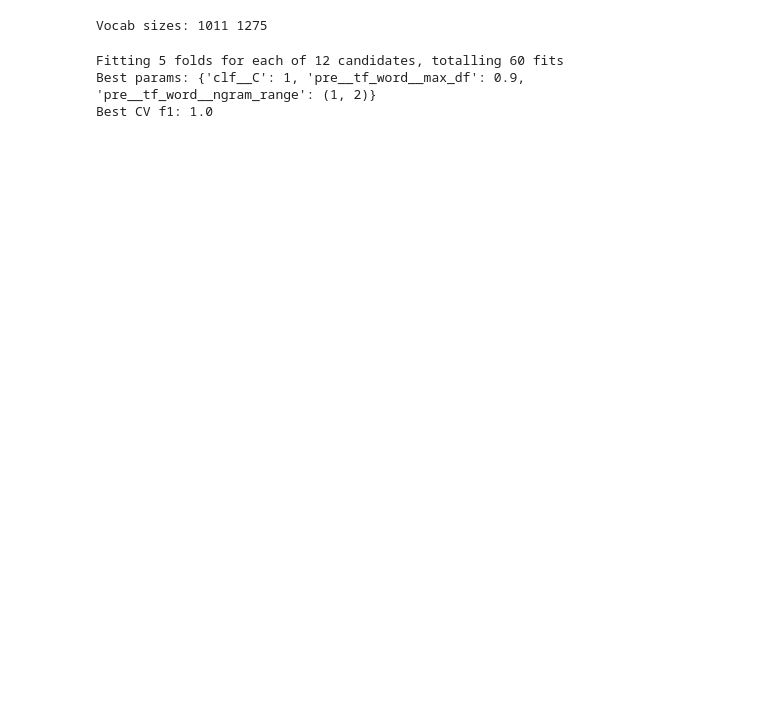
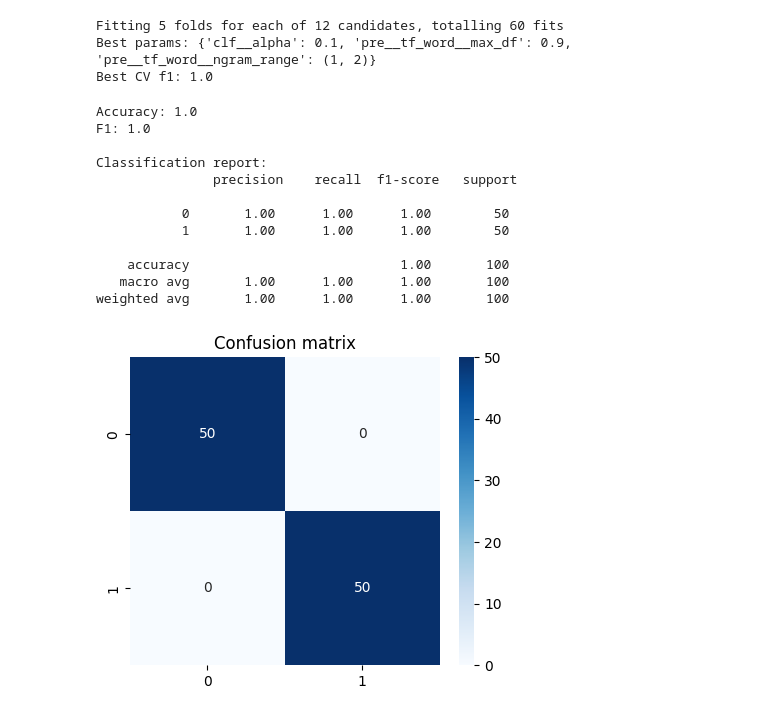
Before and after one commit to alycnttk21clc/NLP-SPAM-FACEBOOK, a Jupyter notebook: Untitled18.ipynb, the cells around one changed output. Cells and saved outputs as stored; diff of their text form; code cells hidden in the pictures; blank space fills up the shorter version.

```diff
--- a/Untitled18.ipynb
+++ b/Untitled18.ipynb
@@ -185,49 +159,36 @@ After oversample train dist: [200 200]
 # %%
-# tokenizer đơn giản phù hợp tiếng Việt
+# Tokenizer + TFIDF
 def vi_tokenizer(text):
     return re.findall(r"[\wÀ-ỹ]+", text)
 
 tf_word = TfidfVectorizer(tokenizer=vi_tokenizer, lowercase=False, max_df=0.95, min_df=2, ngram_range=(1,3), sublinear_tf=True, max_features=20000)
 tf_char = TfidfVectorizer(analyzer='char_wb', ngram_range=(3,5), min_df=3)
 
-from sklearn.compose import ColumnTransformer
-from sklearn.preprocessing import StandardScaler
-
 preprocessor = ColumnTransformer(
     transformers=[
         ("tf_word", tf_word, "text"),
         ("tf_char", tf_char, "text"),
-        ("num", StandardScaler(), numeric_cols)
+        ("num", MaxAbsScaler(), numeric_cols)
     ],
     remainder='drop'
 )
-
-# fit preprocessor on X_train_res so vocabs include oversampled examples
-preprocessor.fit(X_train_res)
-print("Vocab sizes:", len(preprocessor.named_transformers_['tf_word'].get_feature_names_out()),
-      len(preprocessor.named_transformers_['tf_char'].get_feature_names_out()))
-# %% [output]
-Vocab sizes: 1011 1275
 # %%
-from sklearn.pipeline import Pipeline
-from sklearn.linear_model import LogisticRegression
-from sklearn.model_selection import StratifiedKFold, GridSearchCV
-
+#Pipeline + GridSearch với MultinomialNB
 pipeline = Pipeline([
     ("pre", preprocessor),
-    ("clf", LogisticRegression(solver="saga", max_iter=5000, class_weight="balanced"))
+    ("clf", MultinomialNB())
 ])
 
 param_grid = {
     "pre__tf_word__ngram_range": [(1,2),(1,3)],
     "pre__tf_word__max_df": [0.9, 0.95],
-    "clf__C": [0.1, 1, 5]
+    "clf__alpha": [0.1, 0.5, 1.0]
 }
 
 cv = StratifiedKFold(n_splits=5, shuffle=True, random_state=42)
 grid = GridSearchCV(pipeline, param_grid, cv=cv, scoring="f1", n_jobs=-1, verbose=1)
 
-# Fit on oversampled training set
+# Fit trên tập oversampled
 grid.fit(X_train_res, y_train_res)
 
 best_model = grid.best_estimator_
@@ -235,6 +196,35 @@ print("Best params:", grid.best_params_)
 print("Best CV f1:", grid.best_score_)
 # %% [output]
 Fitting 5 folds for each of 12 candidates, totalling 60 fits
-Best params: {'clf__C': 1, 'pre__tf_word__max_df': 0.9, 'pre__tf_word__ngram_range': (1, 2)}
+Best params: {'clf__alpha': 0.1, 'pre__tf_word__max_df': 0.9, 'pre__tf_word__ngram_range': (1, 2)}
 Best CV f1: 1.0
+# %%
+#Đánh giá trên test
+y_pred = best_model.predict(X_test)
+# nếu model hỗ trợ predict_proba
+y_prob = best_model.predict_proba(X_test)[:,1] if hasattr(best_model, "predict_proba") else None
+
+print("Accuracy:", accuracy_score(y_test, y_pred))
+print("F1:", f1_score(y_test, y_pred))
+print("\nClassification report:\n", classification_report(y_test, y_pred, target_names=le.inverse_transform([0,1]) if len(le.classes_)==2 else le.classes_))
+
+cm = confusion_matrix(y_test, y_pred)
+plt.figure(figsize=(5,4))
+sns.heatmap(cm, annot=True, fmt="d", cmap="Blues", xticklabels=le.classes_, yticklabels=le.classes_)
+plt.title("Confusion matrix")
+plt.show()
+# %% [output]
+Accuracy: 1.0
+F1: 1.0
+
+Classification report:
+               precision    recall  f1-score   support
+
+           0       1.00      1.00      1.00        50
+           1       1.00      1.00      1.00        50
+
+    accuracy                           1.00       100
+   macro avg       1.00      1.00      1.00       100
+weighted avg       1.00      1.00      1.00       100
+[figure, added]
 # %%
```
Also changed, not shown: parts of 17 cells of this notebook.
